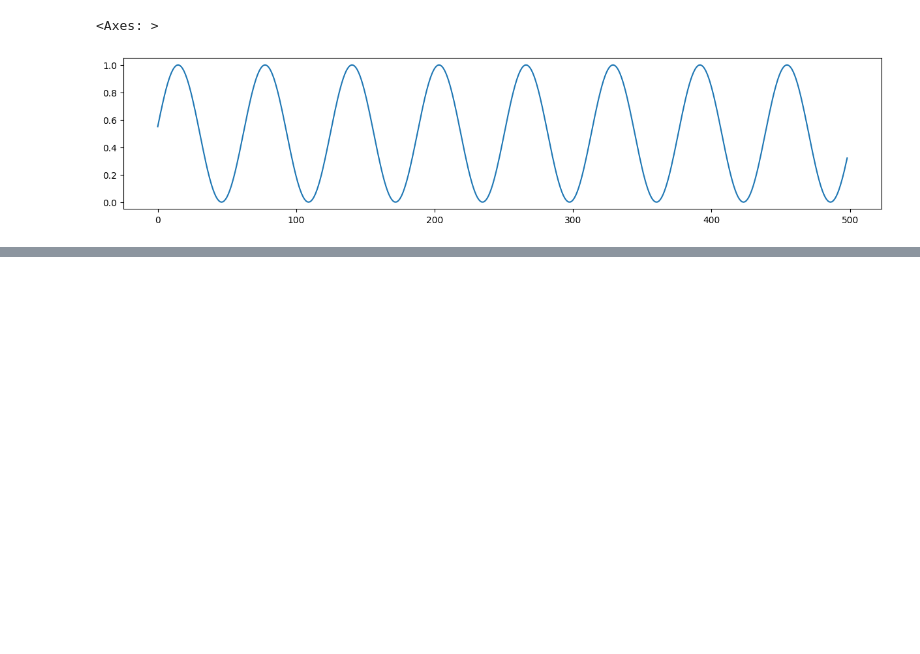
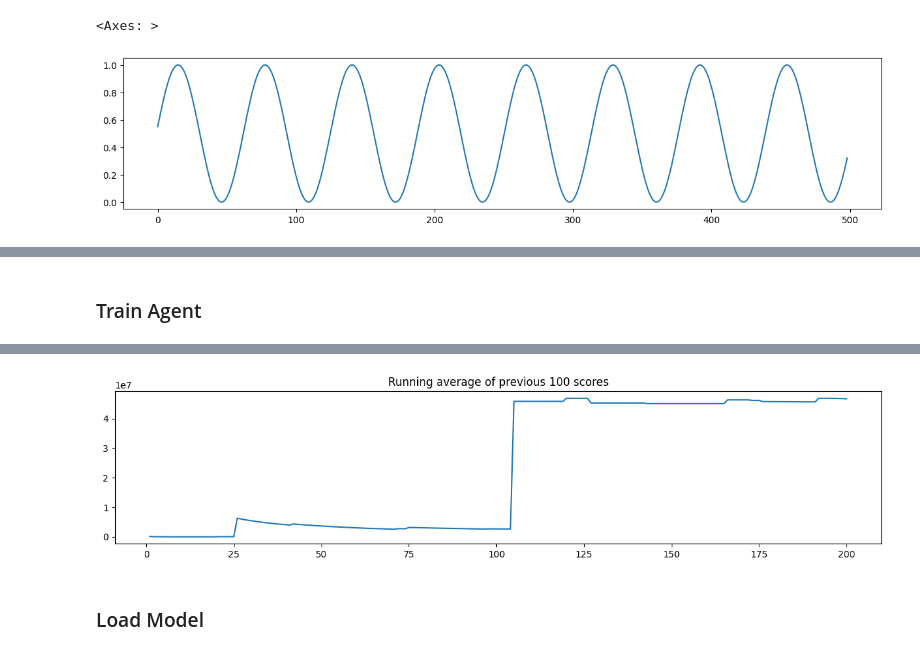
Before and after one commit to dkalenov/ML-Stock-Crypto-Trading, a Jupyter notebook: PPO_Sine_Wave.ipynb, the cells around one changed output, grey strips where cells are left out. Saved outputs shown, nothing was run; the diff lists cells and outputs as text; code cells hidden in the pictures; blank space fills up the shorter version.

Commit message:
Train Agent

```diff
--- a/PPO_Sine_Wave.ipynb
+++ b/PPO_Sine_Wave.ipynb
@@ -291,0 +294,11 @@ Incorrect Calls:  0
+# %%
+import numpy as np
+import matplotlib.pyplot as plt
+
+def plot_learning_curve(x, scores, figure_file):
+    running_avg = np.zeros(len(scores))
+    for i in range(len(running_avg)):
+        running_avg[i] = np.mean(scores[max(0, i-100):(i+1)])
+    plt.plot(x, running_avg)
+    plt.title('Running average of previous 100 scores')
+    plt.savefig(figure_file)
@@ -291,0 +551,55 @@ Incorrect Calls:  0
+# %% [markdown]
+### Train Agent
+# %%
+import gym
+import numpy as np
+
+if __name__ == '__main__':
+    env = StockTradingEnv(df)
+    N = 20
+    batch_size = 5
+    n_epochs = 8
+    alpha = 0.0003
+    agent = Agent(n_actions=env.action_space.n, batch_size=batch_size,
+                    alpha=alpha, n_epochs=n_epochs,
+                    input_dims=env.observation_space.shape)
+    n_games = 200 # try to increase to get better results
+
+    figure_file = 'sinewave.png'
+
+    best_score = env.reward_range[0]
+    score_history = []
+
+    learn_iters = 0
+    avg_score = 0
+    n_steps = 0
+
+    print("... starting ...")
+    for i in range(n_games):
+        observation = env.reset()
+        done = False
+        score = 0
+        while not done:
+            action, prob, val = agent.choose_action(observation)
+            observation_, reward, done, info = env.step(action)
+            n_steps += 1
+            score += reward
+            agent.remember(observation, action, prob, val, reward, done)
+            if n_steps % N == 0:
+                agent.learn()
+                learn_iters += 1
+            observation = observation_
+
+        # Save history
+        score_history.append(score)
+        avg_score = np.mean(score_history[-50:])
+
+        if avg_score > best_score and i > 50:
+            best_score = avg_score
+            agent.save_models()
+
+        print(f"episide: {i}, score: {score}, avg score: {avg_score}, time_steps: {n_steps}, learning steps: {learn_iters}")
+
+    x = [i+1 for i in range(len(score_history))]
+    plot_learning_curve(x, score_history, figure_file)
+# %% [output]
@@ -291,0 +623,3 @@ Incorrect Calls:  0
+[figure, added]
+# %% [markdown]
+### Load Model
```
Also changed, not shown: parts of 18 cells of this notebook.
